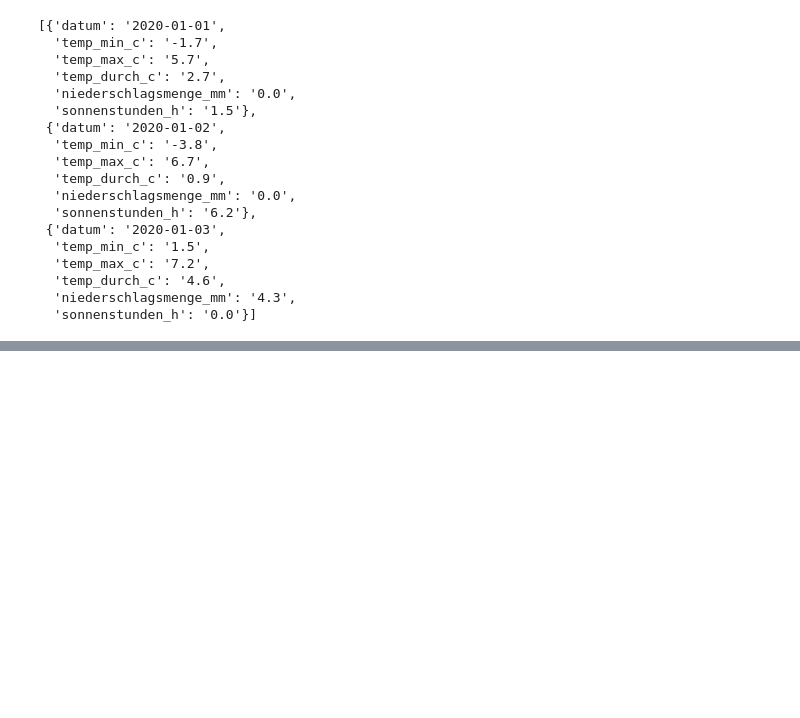
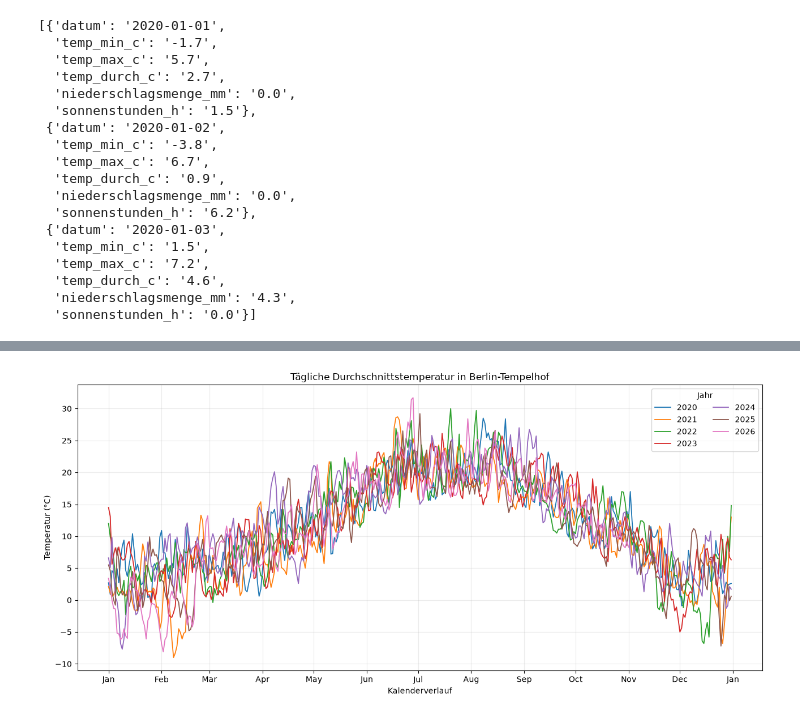
Before and after one commit to quangng1801-art/Seminar-3-README, a Jupyter notebook: DWD_Wetterdaten_Berlin_2020_bis_heute.ipynb, the cells around one changed output, grey strips where cells are left out. Cells and saved outputs as stored; diff of their text form; code cells hidden in the pictures; blank space fills up the shorter version.

```diff
--- a/DWD_Wetterdaten_Berlin_2020_bis_heute.ipynb
+++ b/DWD_Wetterdaten_Berlin_2020_bis_heute.ipynb
@@ -38,0 +45,35 @@ Erste drei Zeilen:
+# %%
+from datetime import datetime
+
+import matplotlib.dates as mdates
+import matplotlib.pyplot as plt
+
+fig, ax = plt.subplots(figsize=(13, 6))
+jahre = sorted({zeile["datum"][:4] for zeile in wetterdaten})
+
+for jahr in jahre:
+    x_werte = []
+    y_werte = []
+    for zeile in wetterdaten:
+        if zeile["datum"][:4] != jahr or not zeile["temp_durch_c"]:
+            continue
+        datum = datetime.strptime(zeile["datum"], "%Y-%m-%d")
+        if datum.month == 2 and datum.day == 29:
+            kalenderdatum = datetime(2001, 2, 28, 12)
+        else:
+            kalenderdatum = datetime(2001, datum.month, datum.day)
+        x_werte.append(kalenderdatum)
+        y_werte.append(float(zeile["temp_durch_c"]))
+    ax.plot(x_werte, y_werte, label=jahr, linewidth=1.3)
+
+ax.set_title("Tägliche Durchschnittstemperatur in Berlin-Tempelhof")
+ax.set_xlabel("Kalenderverlauf")
+ax.set_ylabel("Temperatur (°C)")
+ax.xaxis.set_major_locator(mdates.MonthLocator())
+ax.xaxis.set_major_formatter(mdates.DateFormatter("%b"))
+ax.grid(True, alpha=0.25)
+ax.legend(title="Jahr", ncols=2)
+fig.tight_layout()
+plt.show()
+# %% [output]
+[figure, added]
```
Also changed, not shown: parts of 7 cells of this notebook.
